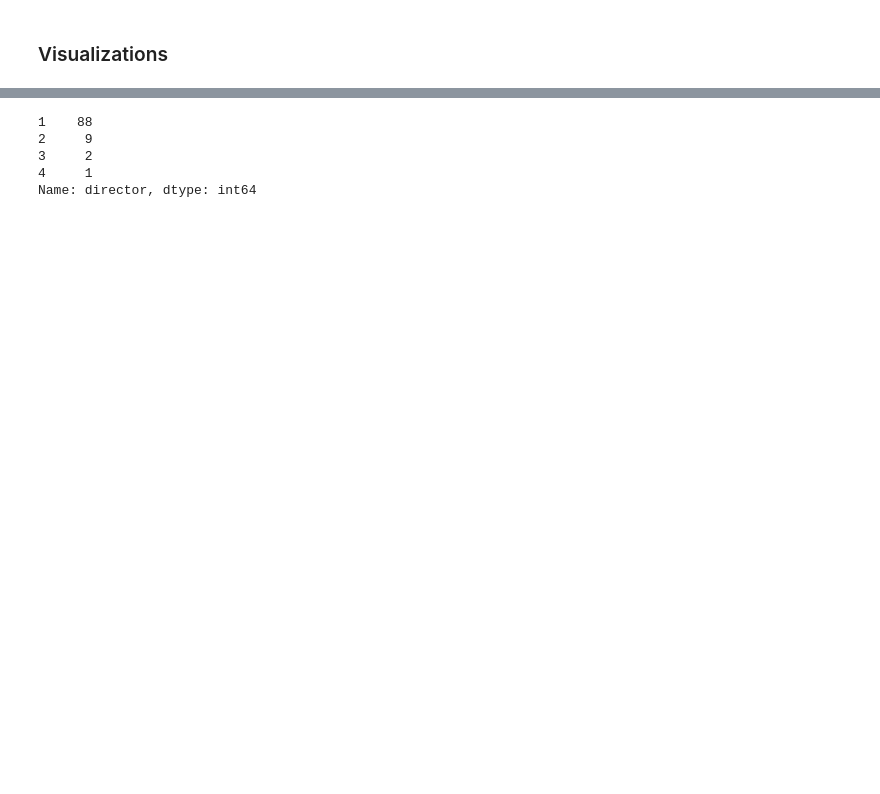
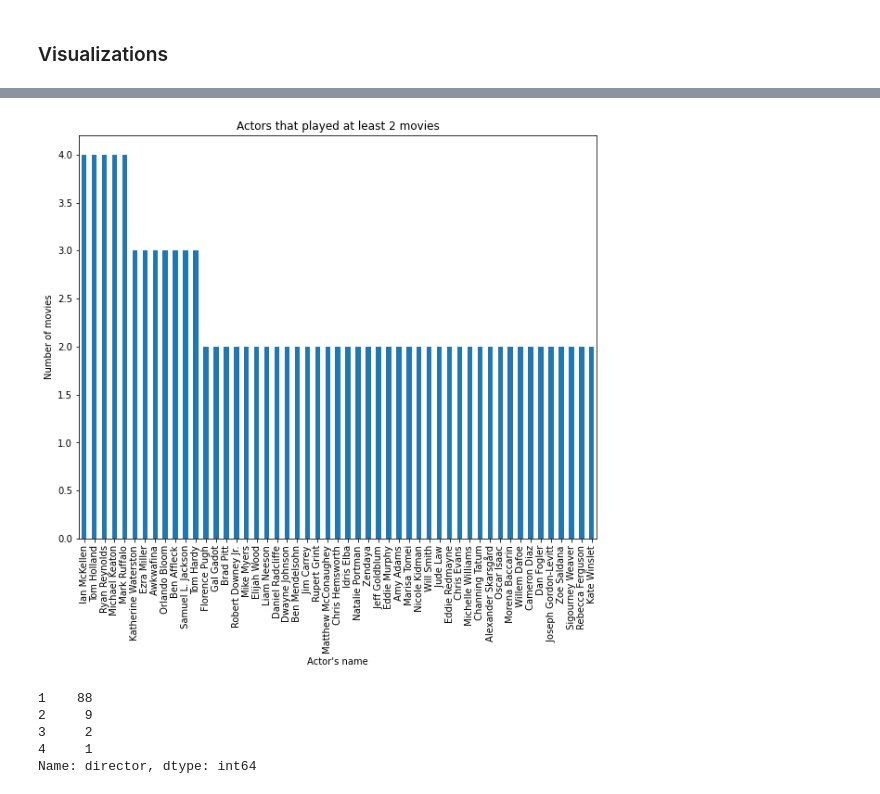
Before and after one commit to RitthujaKandasamy/imdb_challenge, a Jupyter notebook: analysis.ipynb, the cells around one changed output, grey strips where cells are left out. Drawn from its saved outputs; the diff is of its cells as text; code cells hidden in the pictures; blank space fills up the shorter version.

```diff
--- a/analysis.ipynb
+++ b/analysis.ipynb
@@ -64,3 +79,24 @@ Name: actors, dtype: int64
+# %%
+# 2. Movies per actor
+movie_actors_dict = {}
+for movie, actors in zip(data['movie_name'], data['actors']):
+    movie_actors_dict[movie] = actors.split(',')
+    # print(movie_actor_dict)
+    # print('='*100)
+
+movie_actors = pd.DataFrame(movie_actors_dict).melt(var_name= 'movie', value_name='actors')
+
+# actors that played at least k number of movies
+k = 2
+nb_movies_per_actor = movie_actors['actors'].value_counts()
+
+nb_movies_per_actor [nb_movies_per_actor >= k].plot(kind = 'bar', figsize = (10, 8))
+plt.title(f'Actors that played at least {k} movies')
+plt.ylabel("Number of movies")
+plt.xlabel("Actor's name")
+plt.show()
+# %% [output]
+[figure, added]
 # %%
 # Number of movies / director
 
```
Also changed, not shown: parts of 13 cells of this notebook.
